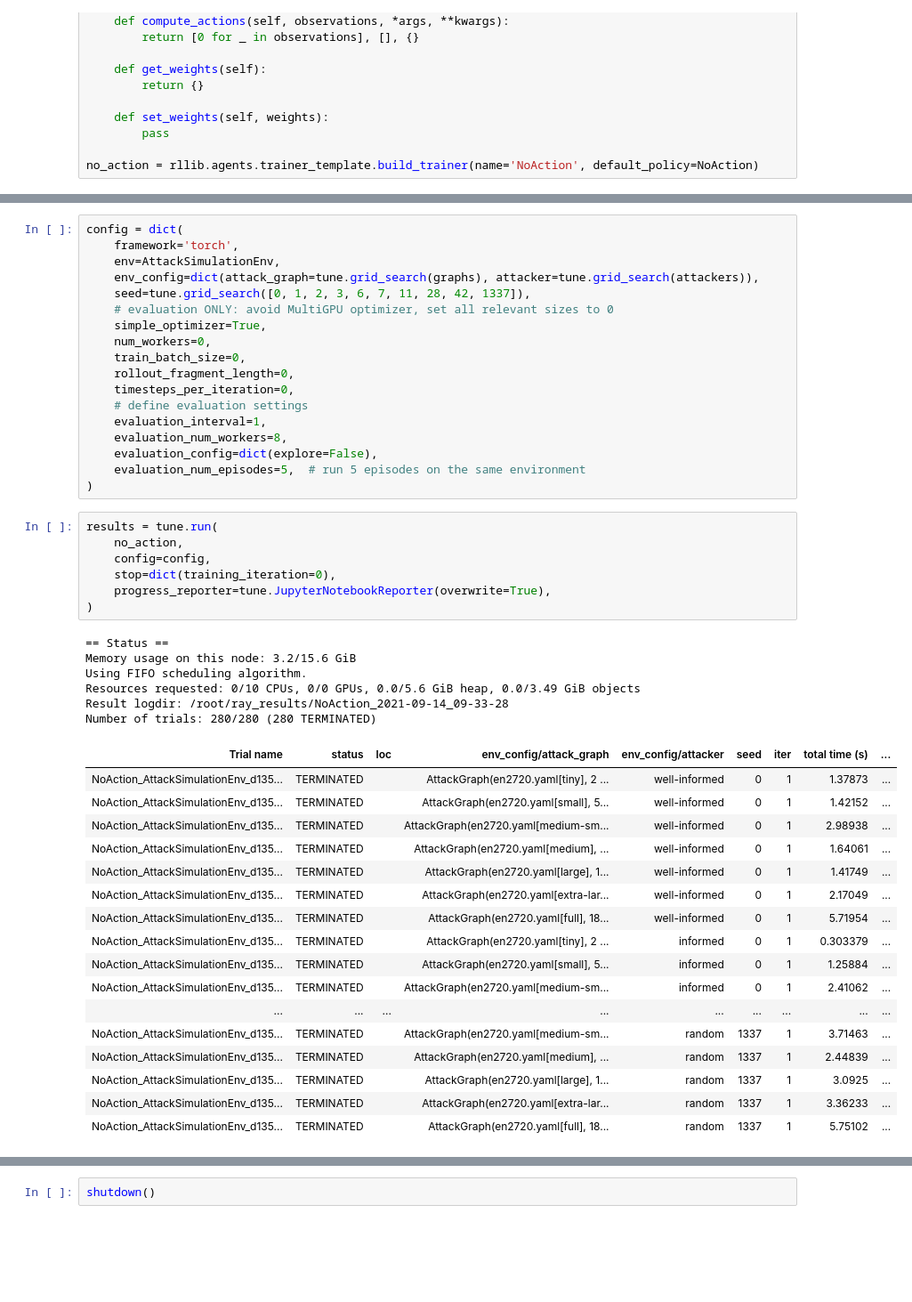
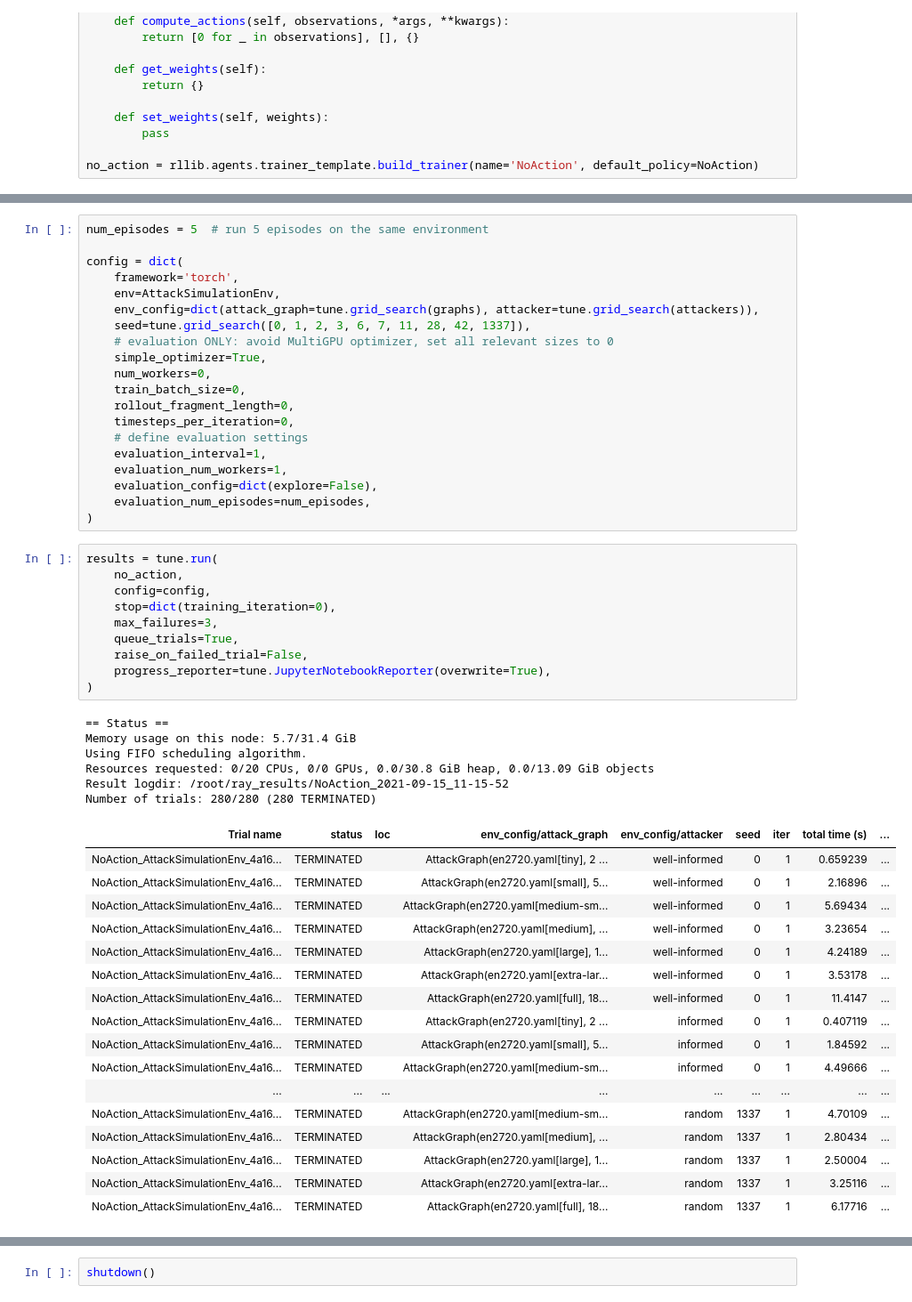
Before and after one commit to KTH-SSAS/cyber-attack-simulator, a Jupyter notebook: notebooks/length-check-tune-eval.ipynb, the cells around one changed output, grey strips where cells are left out. Shown: that part at 89% size. Drawn from its saved outputs; the diff is of its cells as text; blank space fills up the shorter version.

```diff
--- a/notebooks/length-check-tune-eval.ipynb
+++ b/notebooks/length-check-tune-eval.ipynb
@@ -58,4 +63,6 @@ init(**args)
 # %%
+num_episodes = 5  # run 5 episodes on the same environment
+
 config = dict(
     framework='torch',
     env=AttackSimulationEnv,
@@ -69,38 +76,41 @@ config = dict(
     timesteps_per_iteration=0,
     # define evaluation settings
     evaluation_interval=1,
-    evaluation_num_workers=8,
+    evaluation_num_workers=1,
     evaluation_config=dict(explore=False),
-    evaluation_num_episodes=5,  # run 5 episodes on the same environment
+    evaluation_num_episodes=num_episodes,
 )
 # %%
 results = tune.run(
     no_action,
     config=config,
     stop=dict(training_iteration=0),
+    max_failures=3,
+    queue_trials=True,
+    raise_on_failed_trial=False,
     progress_reporter=tune.JupyterNotebookReporter(overwrite=True),
 )
 # %% [output]
 == Status ==
-Memory usage on this node: 3.2/15.6 GiB
+Memory usage on this node: 5.7/31.4 GiB
 Using FIFO scheduling algorithm.
-Resources requested: 0/10 CPUs, 0/0 GPUs, 0.0/5.6 GiB heap, 0.0/3.49 GiB objects
-Result logdir: /root/ray_results/NoAction_2021-09-14_09-33-28
+Resources requested: 0/20 CPUs, 0/0 GPUs, 0.0/30.8 GiB heap, 0.0/13.09 GiB objects
+Result logdir: /root/ray_results/NoAction_2021-09-15_11-15-52
 Number of trials: 280/280 (280 TERMINATED)
 | Trial name | status | loc | env_config/attack_graph | env_config/attacker | seed | iter | total time (s) | ... |
-| NoAction_AttackSimulationEnv_d135... | TERMINATED |  | AttackGraph(en2720.yaml[tiny], 2 ... | well-informed | 0 | 1 | 1.37873 | ... |
-| NoAction_AttackSimulationEnv_d135... | TERMINATED |  | AttackGraph(en2720.yaml[small], 5... | well-informed | 0 | 1 | 1.42152 | ... |
-| NoAction_AttackSimulationEnv_d135... | TERMINATED |  | AttackGraph(en2720.yaml[medium-sm... | well-informed | 0 | 1 | 2.98938 | ... |
-| NoAction_AttackSimulationEnv_d135... | TERMINATED |  | AttackGraph(en2720.yaml[medium], ... | well-informed | 0 | 1 | 1.64061 | ... |
-| NoAction_AttackSimulationEnv_d135... | TERMINATED |  | AttackGraph(en2720.yaml[large], 1... | well-informed | 0 | 1 | 1.41749 | ... |
-| NoAction_AttackSimulationEnv_d135... | TERMINATED |  | AttackGraph(en2720.yaml[extra-lar... | well-informed | 0 | 1 | 2.17049 | ... |
-| NoAction_AttackSimulationEnv_d135... | TERMINATED |  | AttackGraph(en2720.yaml[full], 18... | well-informed | 0 | 1 | 5.71954 | ... |
-| NoAction_AttackSimulationEnv_d135... | TERMINATED |  | AttackGraph(en2720.yaml[tiny], 2 ... | informed | 0 | 1 | 0.303379 | ... |
-| NoAction_AttackSimulationEnv_d135... | TERMINATED |  | AttackGraph(en2720.yaml[small], 5... | informed | 0 | 1 | 1.25884 | ... |
-| NoAction_AttackSimulationEnv_d135... | TERMINATED |  | AttackGraph(en2720.yaml[medium-sm... | informed | 0 | 1 | 2.41062 | ... |
+| NoAction_AttackSimulationEnv_4a16... | TERMINATED |  | AttackGraph(en2720.yaml[tiny], 2 ... | well-informed | 0 | 1 | 0.659239 | ... |
+| NoAction_AttackSimulationEnv_4a16... | TERMINATED |  | AttackGraph(en2720.yaml[small], 5... | well-informed | 0 | 1 | 2.16896 | ... |
+| NoAction_AttackSimulationEnv_4a16... | TERMINATED |  | AttackGraph(en2720.yaml[medium-sm... | well-informed | 0 | 1 | 5.69434 | ... |
+| NoAction_AttackSimulationEnv_4a16... | TERMINATED |  | AttackGraph(en2720.yaml[medium], ... | well-informed | 0 | 1 | 3.23654 | ... |
+| NoAction_AttackSimulationEnv_4a16... | TERMINATED |  | AttackGraph(en2720.yaml[large], 1... | well-informed | 0 | 1 | 4.24189 | ... |
+| NoAction_AttackSimulationEnv_4a16... | TERMINATED |  | AttackGraph(en2720.yaml[extra-lar... | well-informed | 0 | 1 | 3.53178 | ... |
+| NoAction_AttackSimulationEnv_4a16... | TERMINATED |  | AttackGraph(en2720.yaml[full], 18... | well-informed | 0 | 1 | 11.4147 | ... |
+| NoAction_AttackSimulationEnv_4a16... | TERMINATED |  | AttackGraph(en2720.yaml[tiny], 2 ... | informed | 0 | 1 | 0.407119 | ... |
+| NoAction_AttackSimulationEnv_4a16... | TERMINATED |  | AttackGraph(en2720.yaml[small], 5... | informed | 0 | 1 | 1.84592 | ... |
+| NoAction_AttackSimulationEnv_4a16... | TERMINATED |  | AttackGraph(en2720.yaml[medium-sm... | informed | 0 | 1 | 4.49666 | ... |
 | ... | ... | ... | ... | ... | ... | ... | ... | ... |
-| NoAction_AttackSimulationEnv_d135... | TERMINATED |  | AttackGraph(en2720.yaml[medium-sm... | random | 1337 | 1 | 3.71463 | ... |
-| NoAction_AttackSimulationEnv_d135... | TERMINATED |  | AttackGraph(en2720.yaml[medium], ... | random | 1337 | 1 | 2.44839 | ... |
-| NoAction_AttackSimulationEnv_d135... | TERMINATED |  | AttackGraph(en2720.yaml[large], 1... | random | 1337 | 1 | 3.0925 | ... |
-| NoAction_AttackSimulationEnv_d135... | TERMINATED |  | AttackGraph(en2720.yaml[extra-lar... | random | 1337 | 1 | 3.36233 | ... |
-| NoAction_AttackSimulationEnv_d135... | TERMINATED |  | AttackGraph(en2720.yaml[full], 18... | random | 1337 | 1 | 5.75102 | ... |
+| NoAction_AttackSimulationEnv_4a16... | TERMINATED |  | AttackGraph(en2720.yaml[medium-sm... | random | 1337 | 1 | 4.70109 | ... |
+| NoAction_AttackSimulationEnv_4a16... | TERMINATED |  | AttackGraph(en2720.yaml[medium], ... | random | 1337 | 1 | 2.80434 | ... |
+| NoAction_AttackSimulationEnv_4a16... | TERMINATED |  | AttackGraph(en2720.yaml[large], 1... | random | 1337 | 1 | 2.50004 | ... |
+| NoAction_AttackSimulationEnv_4a16... | TERMINATED |  | AttackGraph(en2720.yaml[extra-lar... | random | 1337 | 1 | 3.25116 | ... |
+| NoAction_AttackSimulationEnv_4a16... | TERMINATED |  | AttackGraph(en2720.yaml[full], 18... | random | 1337 | 1 | 6.17716 | ... |
```
Also changed, not shown: parts of 6 cells of this notebook, 7 other files.
